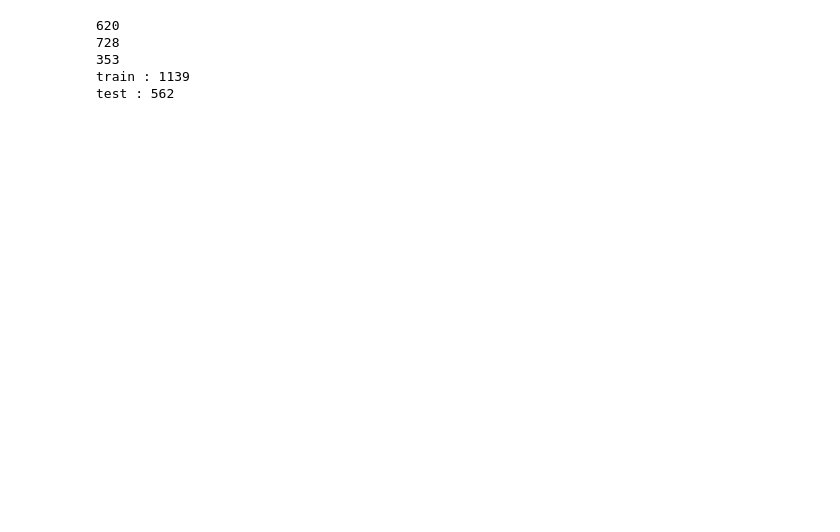
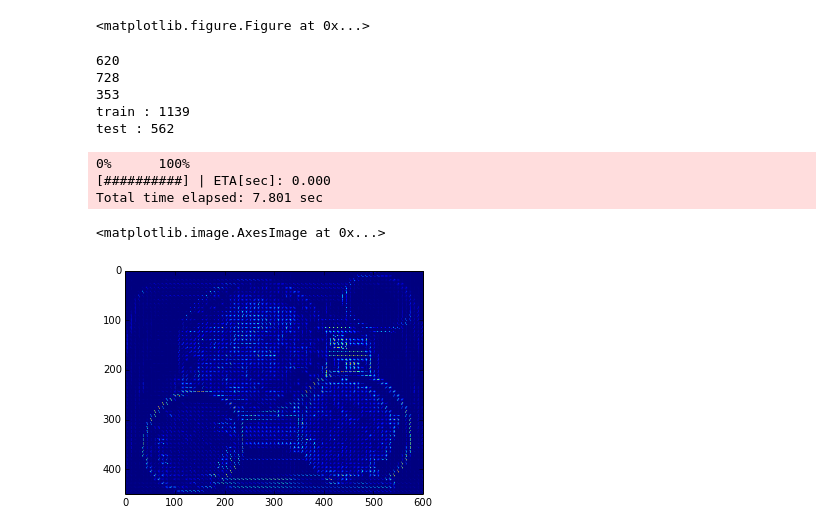
Before and after one commit to carpedm20/Study-of-Computer-Vision, a Jupyter notebook: notebooks/3_learning_local_feature_with_svm.ipynb, the cells around one changed output. Cells and saved outputs as stored; diff of their text form; code cells hidden in the pictures; blank space fills up the shorter version.

```diff
--- a/notebooks/3_learning_local_feature_with_svm.ipynb
+++ b/notebooks/3_learning_local_feature_with_svm.ipynb
@@ -7,12 +7,22 @@ import numpy as np
 from skimage.io import imread
 from skimage import color, feature, filter
 
+from skimage.io import imread
+
 import glob
+import pyprind
 
-SIZE = (20,10)
+SIZE = (30,15)
 TEST = True
+
+fig = plt.figure(figsize=SIZE)
+
+FOOD_PATH = "/home/carpedm20/data/food100/"
+# %% [output]
+<matplotlib.figure.Figure at 0x...>
 # %%
 from sklearn.cross_validation import train_test_split
+import os
 
 if TEST:
     food1 = glob.glob("/home/carpedm20/data/food100/1/*.jpg")
@@ -27,6 +37,21 @@ else:
 
 #foods = glob.glob("/home/carpedm20/data/food100/1/*.jpg")
 
+def label_foods(foods):
+    new_foods = []
+    for food in foods:
+        food_label = food[len(FOOD_PATH):].split("/")[0]
+        new_foods.append((food, food_label))
+    return new_foods
+
+def get_foods(foods, limit=10):
+    bar = pyprind.ProgBar(limit, monitor=True)
+    for food in foods[:limit]:
+        bar.update()
+        yield color.rgb2gray(imread(food[0]))
+
+foods = label_foods(foods)
+
 train, test = train_test_split(foods, test_size=0.33, random_state=42)
 
 print "train : %s" % len(train)
@@ -41,0 +65,25 @@ from sklearn.svm import SVC
+# %%
+import Image
+
+if TEST:
+    count = 3
+else:
+    count = len(foods)
+
+fs = []
+hogs = []
+
+for food in get_foods(foods):
+    f, hog = feature.hog(food, visualise=True)
+
+    fs.append(f)
+    hogs.append(hog)
+
+plt.figure(1)
+plt.imshow(hogs[0])
+# %% [output]
+0%      100%
+[##########] | ETA[sec]: 0.000
+Total time elapsed: 7.801 sec
+<matplotlib.image.AxesImage at 0x...>
+[figure, added]
```
Also changed, not shown: parts of 2 cells of this notebook, 1 other file.
